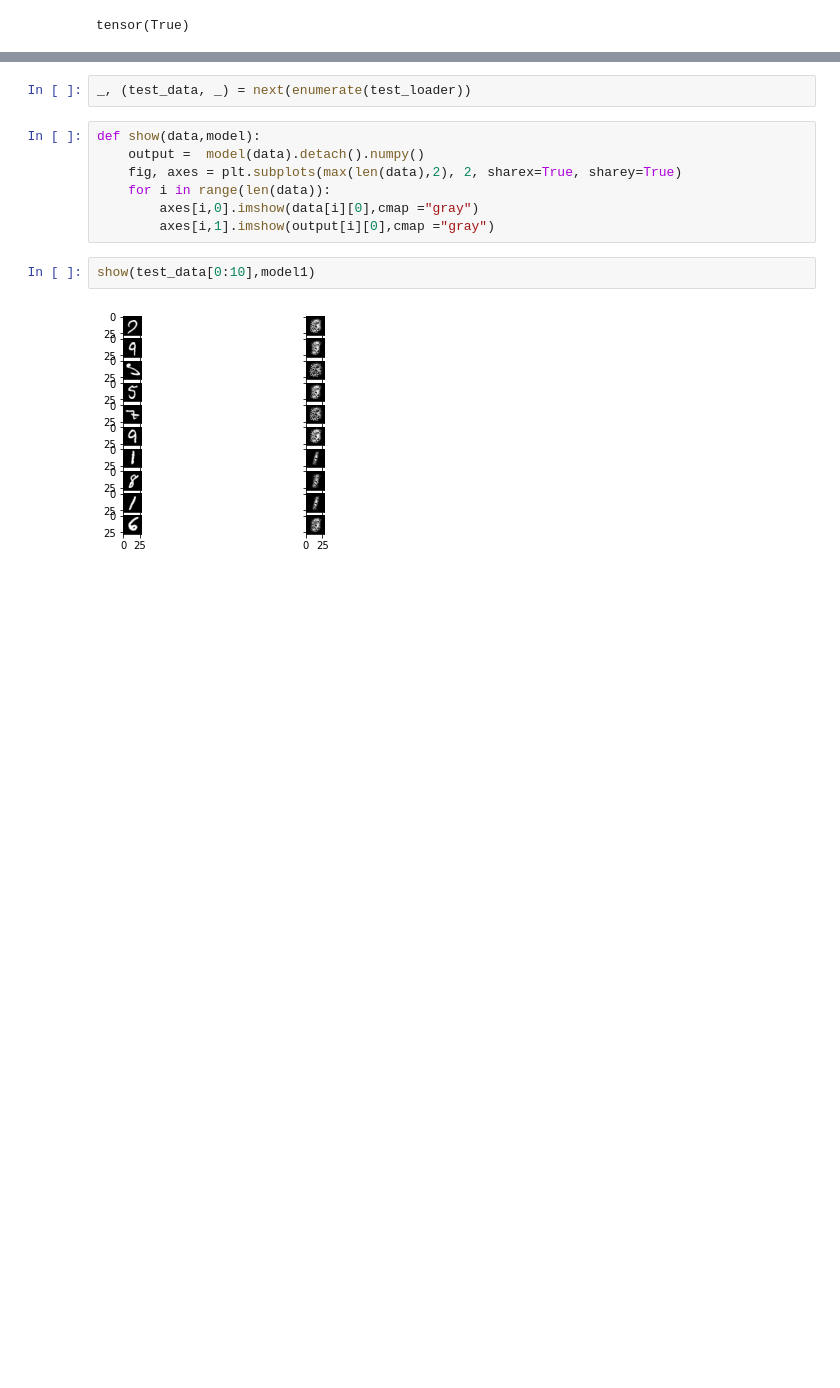
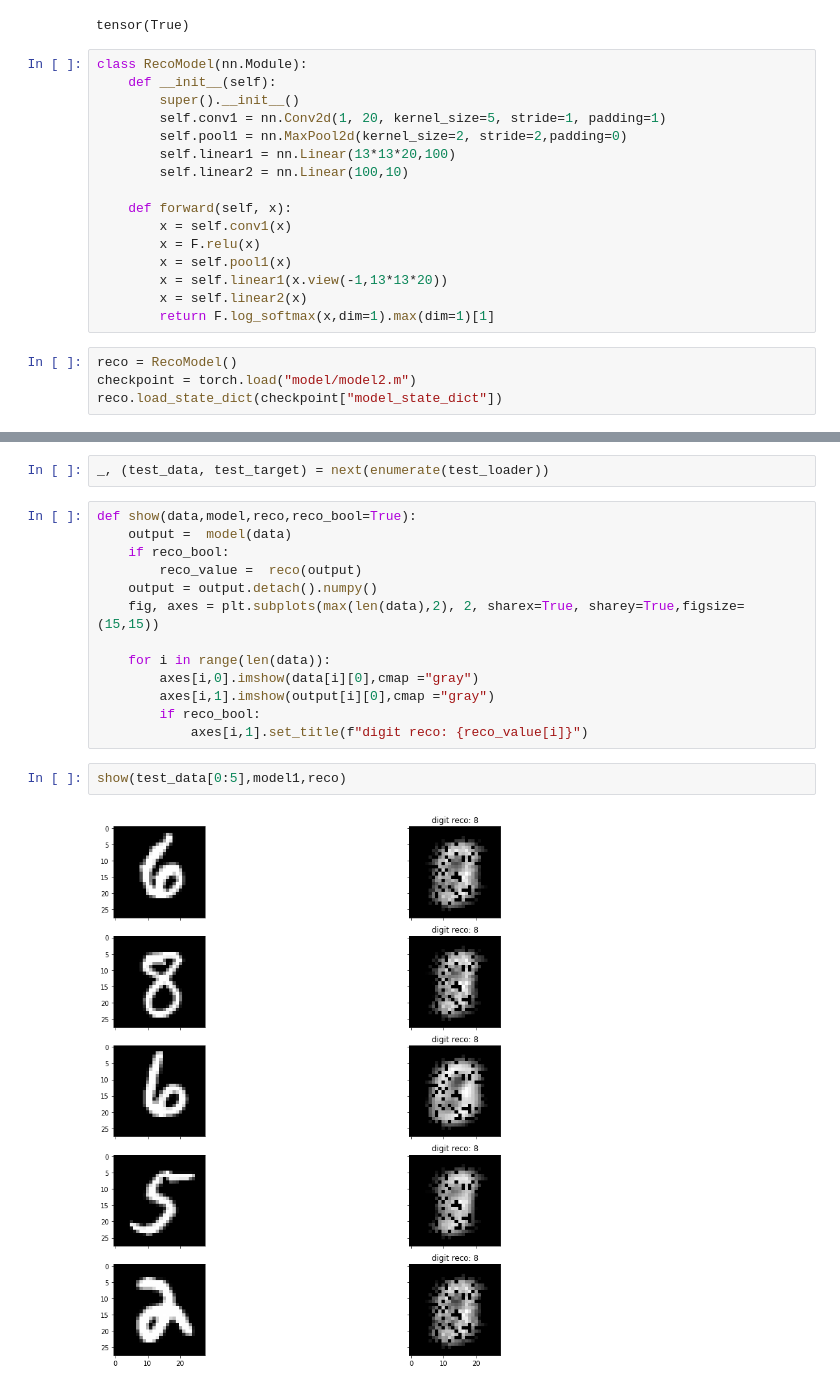
Before and after one commit to Ocean728/mnist_pytorch, a Jupyter notebook: Autoencoder.ipynb, the cells around one changed output, grey strips where cells are left out. Drawn from its saved outputs; the diff is of its cells as text; blank space fills up the shorter version.

Commit message:
add reco in autoencoder

```diff
--- a/Autoencoder.ipynb
+++ b/Autoencoder.ipynb
@@ -256,3 +256,23 @@ encoder1 = Encoder(model1)
 (list(encoder1.parameters())[0] == list(model1.parameters())[0]).all()
 # %% [output]
 tensor(True)
+# %%
+class RecoModel(nn.Module):
+    def __init__(self):
+        super().__init__()
+        self.conv1 = nn.Conv2d(1, 20, kernel_size=5, stride=1, padding=1)
+        self.pool1 = nn.MaxPool2d(kernel_size=2, stride=2,padding=0)
+        self.linear1 = nn.Linear(13*13*20,100)
+        self.linear2 = nn.Linear(100,10)
+
+    def forward(self, x):
+        x = self.conv1(x)
+        x = F.relu(x)
+        x = self.pool1(x)
+        x = self.linear1(x.view(-1,13*13*20))
+        x = self.linear2(x)
+        return F.log_softmax(x,dim=1).max(dim=1)[1]
+# %%
+reco = RecoModel()
+checkpoint = torch.load("model/model2.m")
+reco.load_state_dict(checkpoint["model_state_dict"])
@@ -259,13 +281,19 @@ tensor(True)
 # %%
-_, (test_data, _) = next(enumerate(test_loader))
+_, (test_data, test_target) = next(enumerate(test_loader))
 # %%
-def show(data,model):
-    output =  model(data).detach().numpy()
-    fig, axes = plt.subplots(max(len(data),2), 2, sharex=True, sharey=True)
+def show(data,model,reco,reco_bool=True):
+    output =  model(data)
+    if reco_bool:
+        reco_value =  reco(output)
+    output = output.detach().numpy()
+    fig, axes = plt.subplots(max(len(data),2), 2, sharex=True, sharey=True,figsize=(15,15))
+
     for i in range(len(data)):
         axes[i,0].imshow(data[i][0],cmap ="gray")
         axes[i,1].imshow(output[i][0],cmap ="gray")
+        if reco_bool:
+            axes[i,1].set_title(f"digit reco: {reco_value[i]}")
 # %%
-show(test_data[0:10],model1)
+show(test_data[0:5],model1,reco)
 # %% [output]
-[figure, old version]
+[figure, new version]
```
Also changed, not shown: parts of 5 cells of this notebook.
